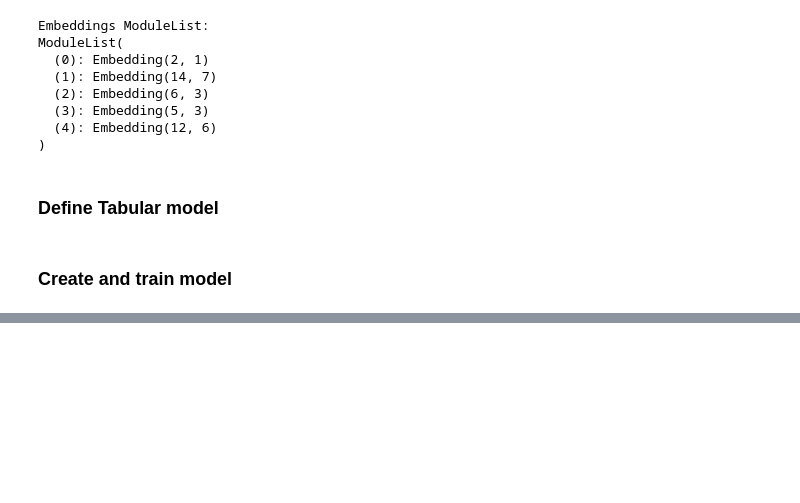
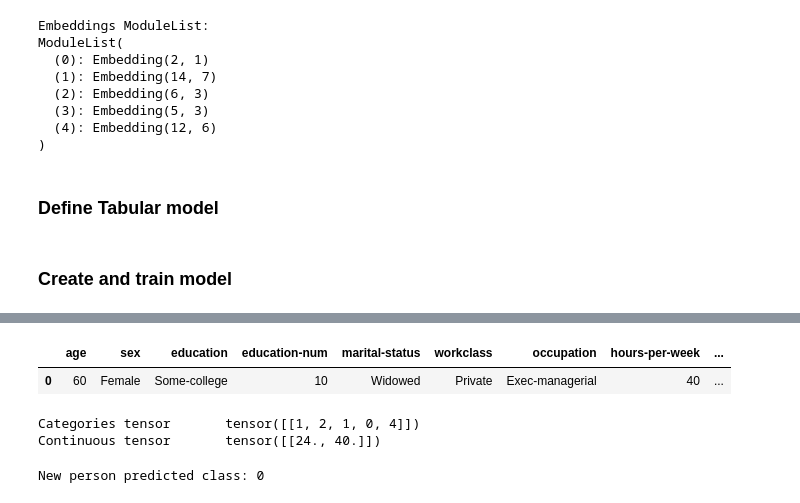
Before and after one commit to mr-rhombus/ML-Bootcamp, a Jupyter notebook: PyTorch/ANNs/income_classification.ipynb, the cells around one changed output, grey strips where cells are left out. Saved outputs shown, nothing was run; the diff lists cells and outputs as text; code cells hidden in the pictures; blank space fills up the shorter version.

```diff
--- a/PyTorch/ANNs/income_classification.ipynb
+++ b/PyTorch/ANNs/income_classification.ipynb
@@ -207,0 +345,6 @@ model = TabularModel()
+# %%
+# Columns refresher
+df.head(1)
+# %% [output]
+|  | age | sex | education | education-num | marital-status | workclass | occupation | hours-per-week | ... |
+| 0 | 60 | Female | Some-college | 10 | Widowed | Private | Exec-managerial | 40 | ... |
@@ -207,0 +364,27 @@ model = TabularModel()
+# %%
+# Gather categorical and continuous features of new person
+new_person_cats = [
+    'Male',  # sex
+    '13',  # education-num
+    'Never-married',  # marital-status
+    'Private',  # workclass
+    'Other-service',  # occupation
+]
+new_person_conts = [
+    24,  # age
+    40  # hours-per-week
+]
+
+# Map categorical vals to ints using ordered_cds (ordered context dicts - sex, education-num, ..., hours-per-week)
+np_cats_ints = [cd[val] for cd,val in zip(ordered_cds, new_person_cats)]
+
+# Create tensor for categorical feats
+np_cats_tens = torch.tensor(np_cats_ints, dtype=torch.int64).reshape(1,-1)
+
+# Create tensor for continuous feats
+np_conts_tens = torch.tensor(new_person_conts, dtype=torch.float).reshape(1,-1)
+
+print(f'Categories tensor \t{np_cats_tens}\nContinuous tensor \t{np_conts_tens}')
+# %% [output]
+Categories tensor       tensor([[1, 2, 1, 0, 4]])
+Continuous tensor       tensor([[24., 40.]])
@@ -207,0 +395,8 @@ model = TabularModel()
+# %%
+# Use model for inference!
+
+with torch.no_grad():
+    new_person_pred = pred_model(np_cats_tens, np_conts_tens).argmax().item()
+print(f'New person predicted class: {new_person_pred}')
+# %% [output]
+New person predicted class: 0
```
Also changed, not shown: parts of 21 cells of this notebook, 1 other file.
